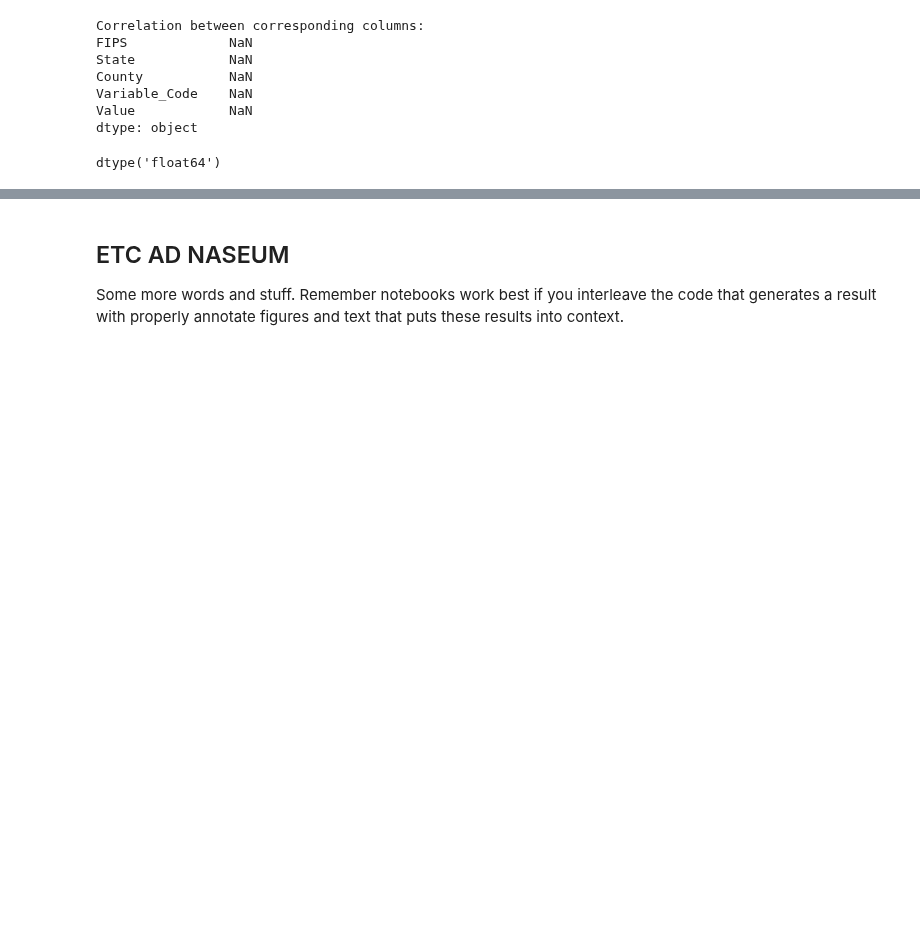
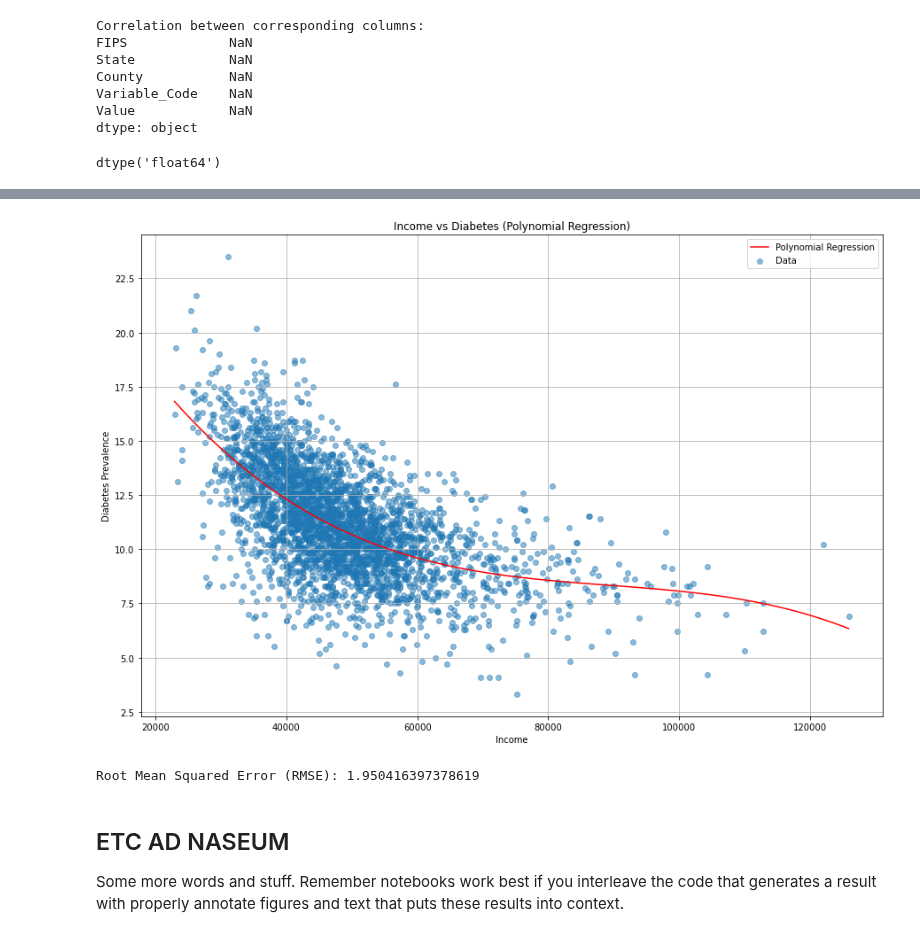
Before and after one commit to edwin815/diabetes_analysis, a Jupyter notebook: FinalProject_Group132_WI24.ipynb, the cells around one changed output, grey strips where cells are left out. Cells and saved outputs as stored; diff of their text form; code cells hidden in the pictures; blank space fills up the shorter version.

```diff
--- a/FinalProject_Group132_WI24.ipynb
+++ b/FinalProject_Group132_WI24.ipynb
@@ -878,0 +930,27 @@ ValueError: Multi-dimensional indexing (e.g. `obj[:, None]`) is no longer suppor
+# %%
+degree = 3
+
+coefficients = np.polyfit(common_df["income_val"], common_df['diabetes_val'], degree)
+poly_function = np.poly1d(coefficients)
+
+plt.figure(figsize=(15, 10))
+plt.scatter(common_df["income_val"], common_df['diabetes_val'], alpha=0.5, label='Data')
+x_values = np.linspace(min(common_df["income_val"]), max(common_df["income_val"]), 100)
+
+
+plt.plot(x_values, poly_function(x_values), color='red', label='Polynomial Regression')
+
+plt.title('Income vs Diabetes (Polynomial Regression)')
+plt.xlabel('Income')
+plt.ylabel('Diabetes Prevalence')
+plt.legend()
+plt.grid(True)
+plt.show()
+
+predicted_values = poly_function(common_df["income_val"])
+residuals = common_df['diabetes_val'] - predicted_values
+rmse = np.sqrt(np.mean(residuals**2))
+print("Root Mean Squared Error (RMSE):", rmse)
+# %% [output]
+[figure, added]
+Root Mean Squared Error (RMSE): 1.950416397378619
```
Also changed, not shown: parts of 9 cells of this notebook.
